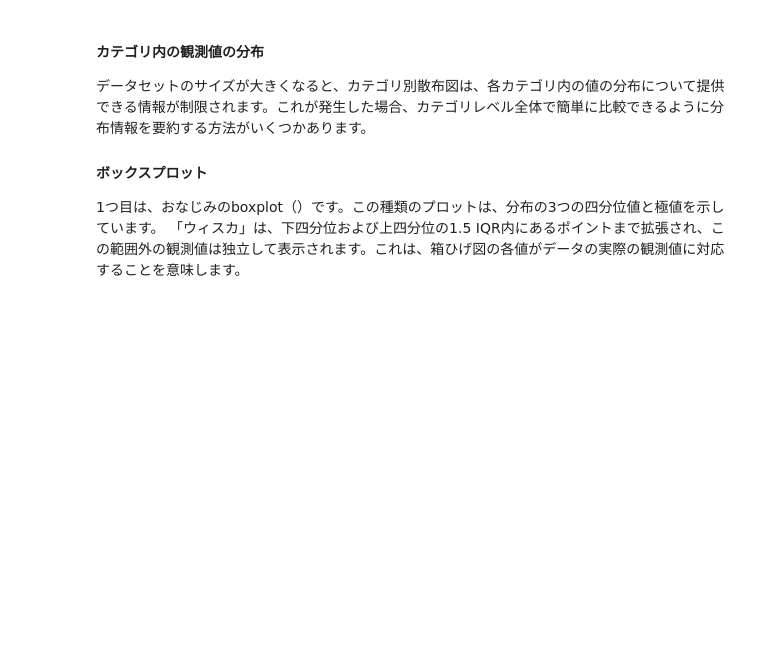
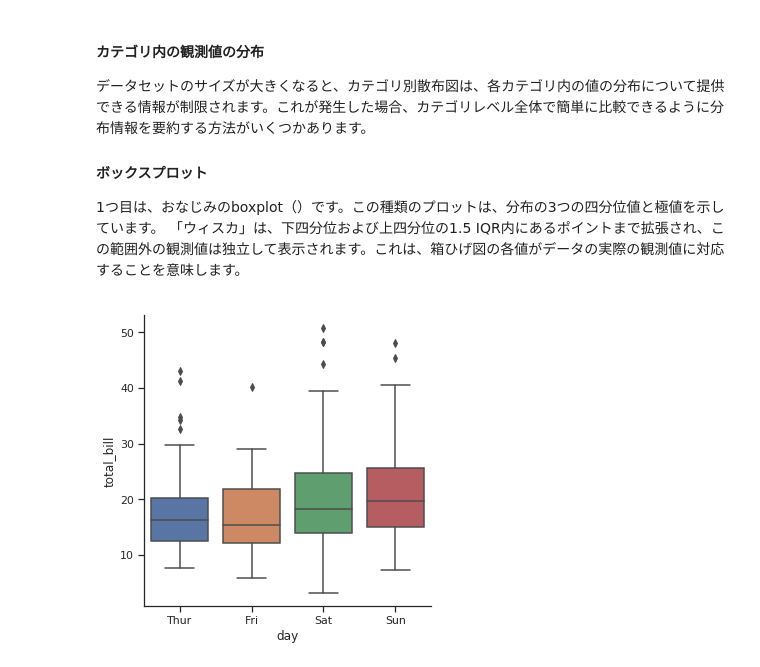
Before and after one commit to pea-sys/Til, a Jupyter notebook: OfficialSeabornTutorial.ipynb, the cells around one changed output. Drawn from its saved outputs; the diff is of its cells as text; code cells hidden in the pictures; blank space fills up the shorter version.

```diff
--- a/OfficialSeabornTutorial.ipynb
+++ b/OfficialSeabornTutorial.ipynb
@@ -390,3 +390,7 @@ sns.catplot(x="total_bill", y="day", hue="time", kind="swarm", data=tips);
 
 #### ボックスプロット
 1つ目は、おなじみのboxplot（）です。この種類のプロットは、分布の3つの四分位値と極値を示しています。 「ウィスカ」は、下四分位および上四分位の1.5 IQR内にあるポイントまで拡張され、この範囲外の観測値は独立して表示されます。これは、箱ひげ図の各値がデータの実際の観測値に対応することを意味します。
+# %%
+sns.catplot(x="day", y="total_bill", kind="box", data=tips);
+# %% [output]
+[figure, added]
```
Also changed, not shown: parts of 30 cells of this notebook.
